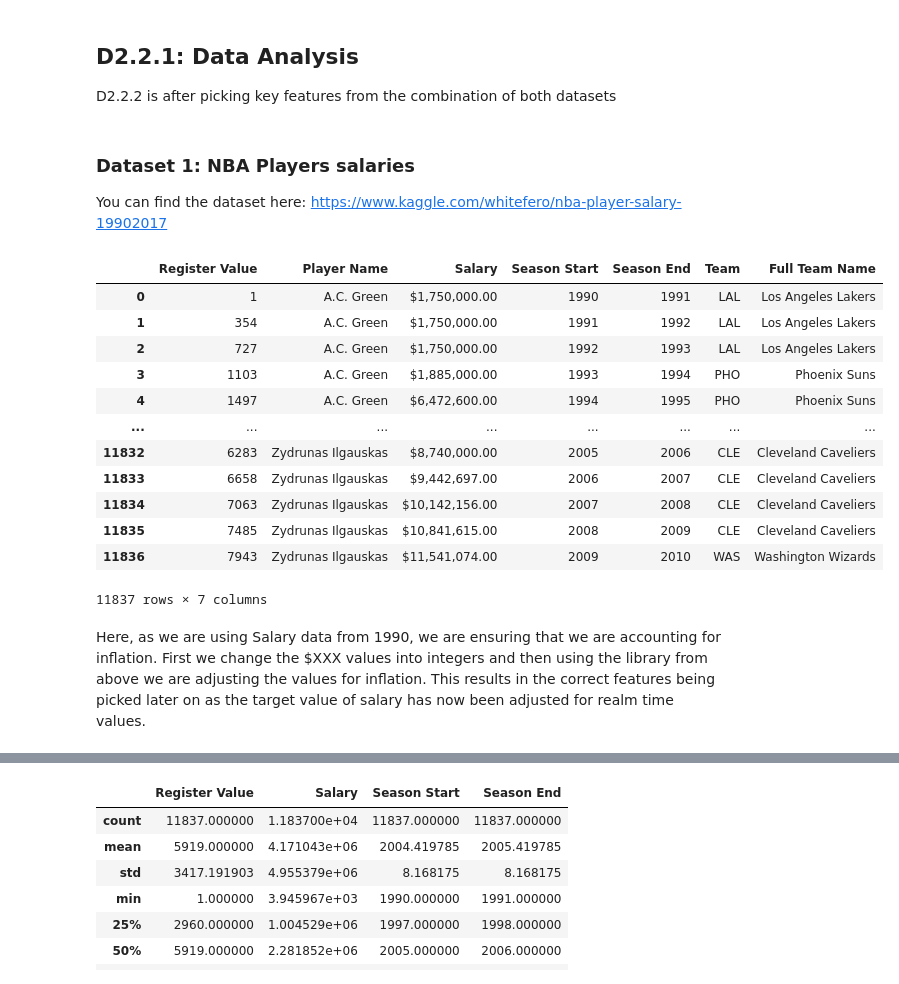
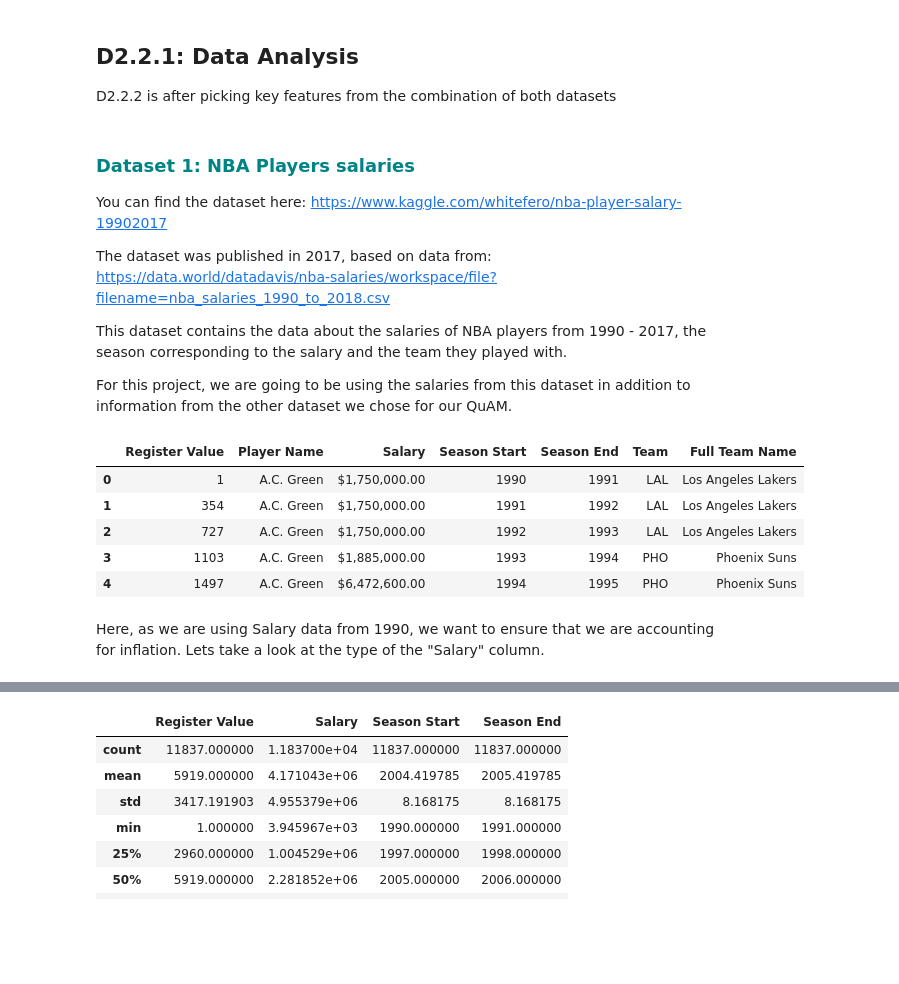
Before and after one commit to AndrewEdward37/15288_Final_Project, a Jupyter notebook: NBA_Salaries_QuAM.ipynb, the cells around one changed output, grey strips where cells are left out. Drawn from its saved outputs; the diff is of its cells as text; code cells hidden in the pictures; blank space fills up the shorter version.

```diff
--- a/NBA_Salaries_QuAM.ipynb
+++ b/NBA_Salaries_QuAM.ipynb
@@ -54,25 +63,26 @@ The challneges that we forsee moving forward will be adjusting salary for inflat
 D2.2.2 is after picking key features from the combination of both datasets
-# %% [markdown]
-### Dataset 1: NBA Players salaries
-
-You can find the dataset here: https://www.kaggle.com/whitefero/nba-player-salary-19902017
+# %% [markdown]
+<span style="color:#008385">
+
+### Dataset 1: NBA Players salaries
+
+</span>
+
+You can find the dataset here: https://www.kaggle.com/whitefero/nba-player-salary-19902017
+
+The dataset was published in 2017, based on data from: https://data.world/datadavis/nba-salaries/workspace/file?filename=nba_salaries_1990_to_2018.csv
+
+This dataset contains the data about the salaries of NBA players from 1990 - 2017, the season corresponding to the salary and the team they played with.
+
+For this project, we are going to be using the salaries from this dataset in addition to information from the other dataset we chose for our QuAM.
 # %%
 # Read the CSV file
 salaries = pd.read_csv('./player_salaries/salaries_per_year.csv')
-salaries
+salaries.head()
 # %% [output]
 |  | Register Value | Player Name | Salary | Season Start | Season End | Team | Full Team Name |
 | 0 | 1 | A.C. Green | $1,750,000.00 | 1990 | 1991 | LAL | Los Angeles Lakers |
 | 1 | 354 | A.C. Green | $1,750,000.00 | 1991 | 1992 | LAL | Los Angeles Lakers |
 | 2 | 727 | A.C. Green | $1,750,000.00 | 1992 | 1993 | LAL | Los Angeles Lakers |
 | 3 | 1103 | A.C. Green | $1,885,000.00 | 1993 | 1994 | PHO | Phoenix Suns |
 | 4 | 1497 | A.C. Green | $6,472,600.00 | 1994 | 1995 | PHO | Phoenix Suns |
-| ... | ... | ... | ... | ... | ... | ... | ... |
-| 11832 | 6283 | Zydrunas Ilgauskas | $8,740,000.00 | 2005 | 2006 | CLE | Cleveland Caveliers |
-| 11833 | 6658 | Zydrunas Ilgauskas | $9,442,697.00 | 2006 | 2007 | CLE | Cleveland Caveliers |
-| 11834 | 7063 | Zydrunas Ilgauskas | $10,142,156.00 | 2007 | 2008 | CLE | Cleveland Caveliers |
-| 11835 | 7485 | Zydrunas Ilgauskas | $10,841,615.00 | 2008 | 2009 | CLE | Cleveland Caveliers |
-| 11836 | 7943 | Zydrunas Ilgauskas | $11,541,074.00 | 2009 | 2010 | WAS | Washington Wizards |
-11837 rows × 7 columns
-# %% [markdown]
-Here, as we are using Salary data from 1990, we are ensuring that we are accounting for inflation. First we change the $XXX values into integers and then using the library from above we are adjusting the values for inflation. This results in the correct features being picked later on as the target value of salary has now been adjusted for realm time values.
@@ -84,3 +89,5 @@ salaries["Salary"] = pd.to_numeric(salaries["Salary"], downcast="float")
+# %% [markdown]
+Here, as we are using Salary data from 1990, we want to ensure that we are accounting for inflation. Lets take a look at the type of the "Salary" column.
 # %%
 salaries.dtypes
 # %% [output]
```
Also changed, not shown: parts of 123 cells of this notebook, 2 other files.
